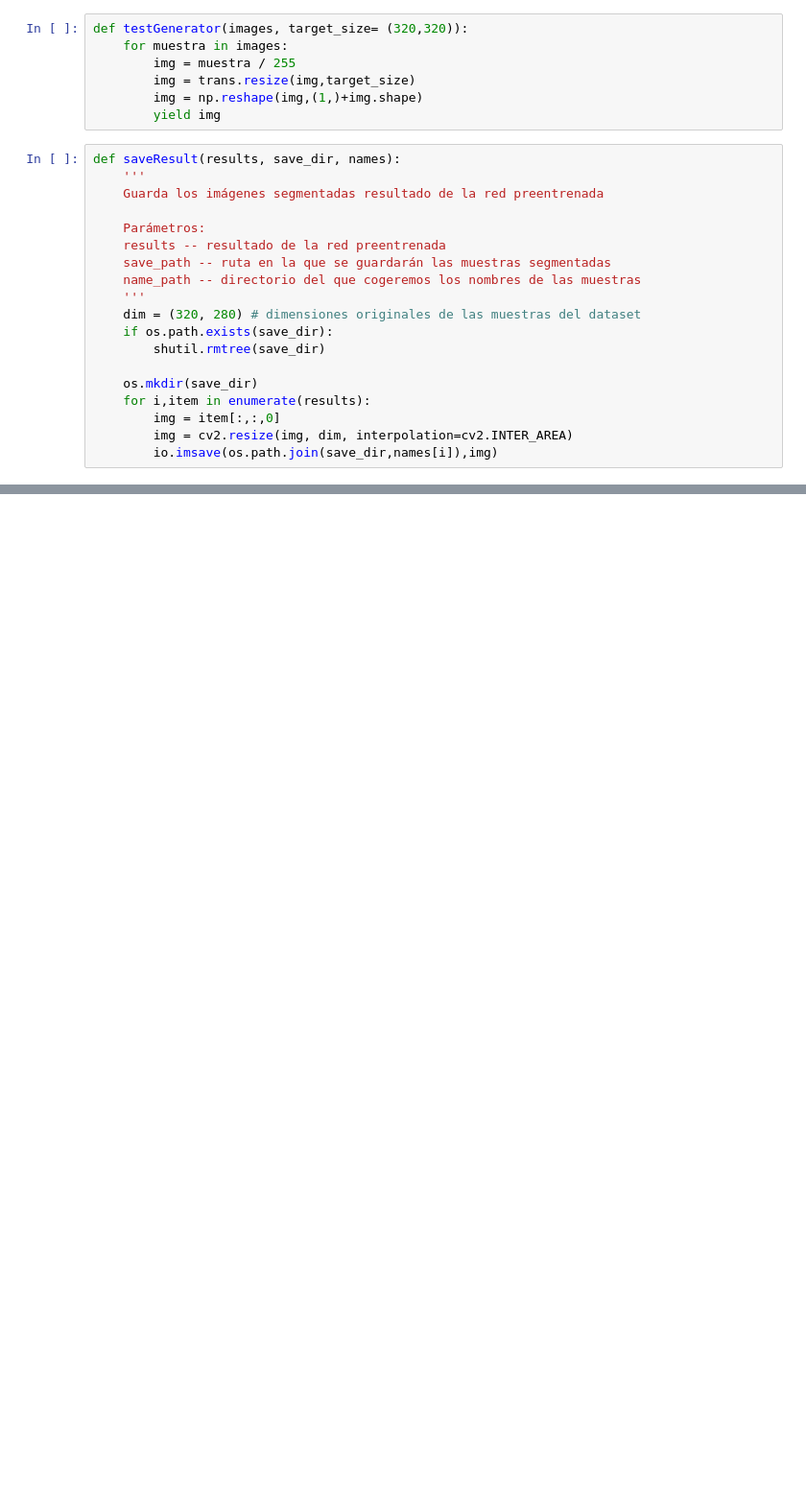
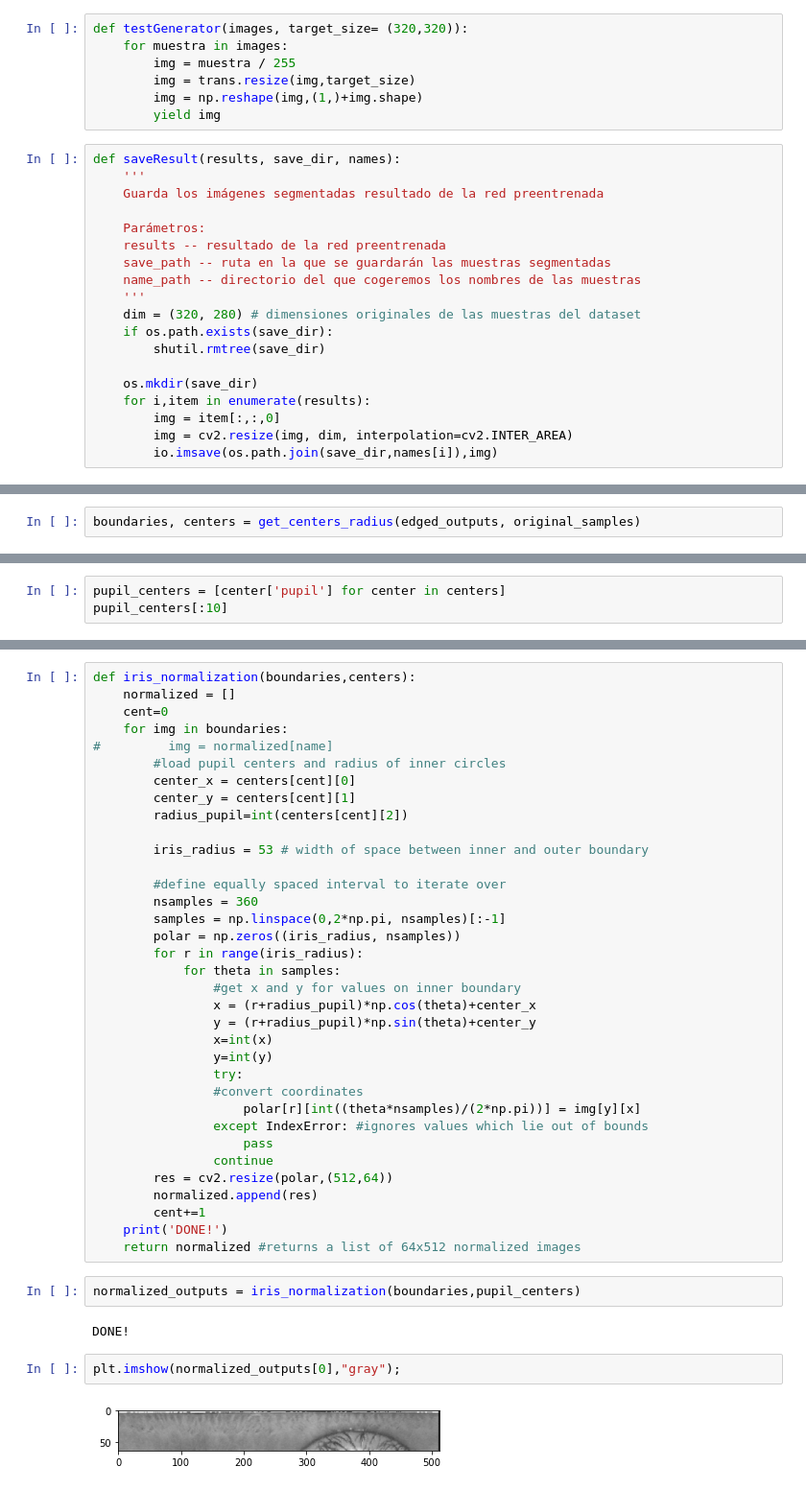
Before and after one commit to dbo1001/UBU-TFG-iris_classifier, a Jupyter notebook: notebooks/#6 Funciones-bis.ipynb, the cells around one changed output, grey strips where cells are left out. Shown: that part at 96% size. Saved outputs shown, nothing was run; the diff lists cells and outputs as text; blank space fills up the shorter version.

```diff
--- a/notebooks/#6 Funciones-bis.ipynb
+++ b/notebooks/#6 Funciones-bis.ipynb
@@ -136,0 +218,2 @@ saveResult(results, "U-net Output", samples_names)
+# %%
+boundaries, centers = get_centers_radius(edged_outputs, original_samples)
@@ -136,0 +238,3 @@ saveResult(results, "U-net Output", samples_names)
+# %%
+pupil_centers = [center['pupil'] for center in centers]
+pupil_centers[:10]
@@ -136,0 +252,43 @@ saveResult(results, "U-net Output", samples_names)
+# %%
+def iris_normalization(boundaries,centers):
+    normalized = []
+    cent=0
+    for img in boundaries:
+#         img = normalized[name]
+        #load pupil centers and radius of inner circles
+        center_x = centers[cent][0]
+        center_y = centers[cent][1]
+        radius_pupil=int(centers[cent][2])
+
+        iris_radius = 53 # width of space between inner and outer boundary
+
+        #define equally spaced interval to iterate over
+        nsamples = 360
+        samples = np.linspace(0,2*np.pi, nsamples)[:-1]
+        polar = np.zeros((iris_radius, nsamples))
+        for r in range(iris_radius):
+            for theta in samples:
+                #get x and y for values on inner boundary
+                x = (r+radius_pupil)*np.cos(theta)+center_x
+                y = (r+radius_pupil)*np.sin(theta)+center_y
+                x=int(x)
+                y=int(y)
+                try:
+                #convert coordinates
+                    polar[r][int((theta*nsamples)/(2*np.pi))] = img[y][x]
+                except IndexError: #ignores values which lie out of bounds
+                    pass
+                continue
+        res = cv2.resize(polar,(512,64))
+        normalized.append(res)
+        cent+=1
+    print('DONE!')
+    return normalized #returns a list of 64x512 normalized images
+# %%
+normalized_outputs = iris_normalization(boundaries,pupil_centers)
+# %% [output]
+DONE!
+# %%
+plt.imshow(normalized_outputs[0],"gray");
+# %% [output]
+[figure, added]
```
Also changed, not shown: parts of 30 cells of this notebook.
